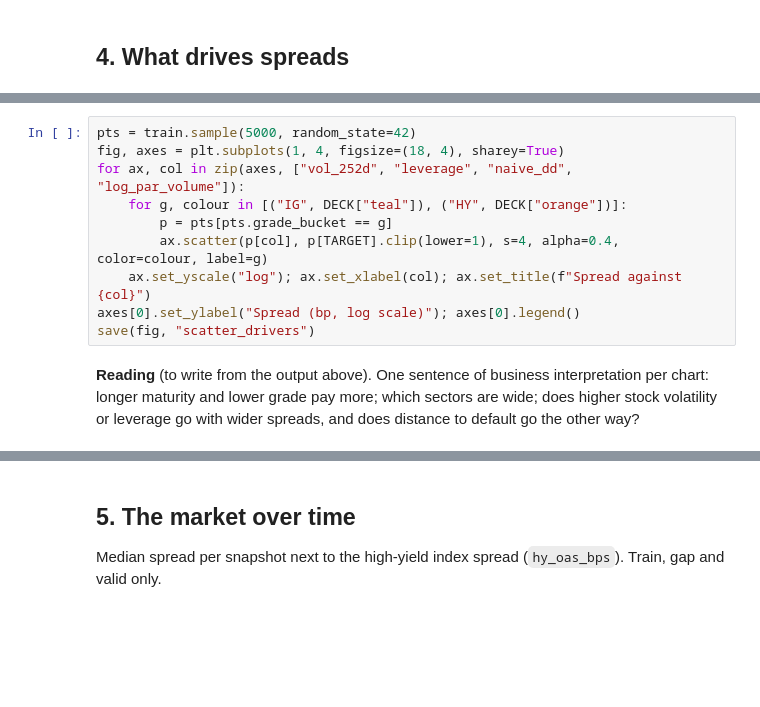
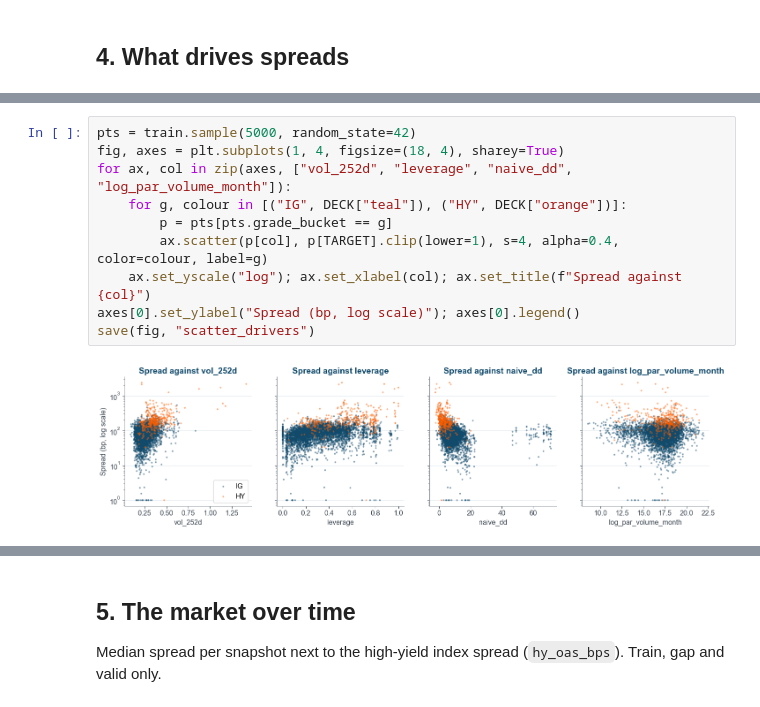
Before and after one commit to IE-MBDS-Group-2/2.7-ML, a Jupyter notebook: notebooks/01_eda.ipynb, the cells around one changed output, grey strips where cells are left out. Drawn from its saved outputs; the diff is of its cells as text; blank space fills up the shorter version.

```diff
--- a/notebooks/01_eda.ipynb
+++ b/notebooks/01_eda.ipynb
@@ -130,12 +205,12 @@ by_sector.round(0)
 # %%
 pts = train.sample(5000, random_state=42)
 fig, axes = plt.subplots(1, 4, figsize=(18, 4), sharey=True)
-for ax, col in zip(axes, ["vol_252d", "leverage", "naive_dd", "log_par_volume"]):
+for ax, col in zip(axes, ["vol_252d", "leverage", "naive_dd", "log_par_volume_month"]):
     for g, colour in [("IG", DECK["teal"]), ("HY", DECK["orange"])]:
         p = pts[pts.grade_bucket == g]
         ax.scatter(p[col], p[TARGET].clip(lower=1), s=4, alpha=0.4, color=colour, label=g)
     ax.set_yscale("log"); ax.set_xlabel(col); ax.set_title(f"Spread against {col}")
 axes[0].set_ylabel("Spread (bp, log scale)"); axes[0].legend()
 save(fig, "scatter_drivers")
+# %% [output]
+[figure, added]
-# %% [markdown]
-**Reading** (to write from the output above). One sentence of business interpretation per chart: longer maturity and lower grade pay more; which sectors are wide; does higher stock volatility or leverage go with wider spreads, and does distance to default go the other way?
```
Also changed, not shown: parts of 27 cells of this notebook, 1 other file.
